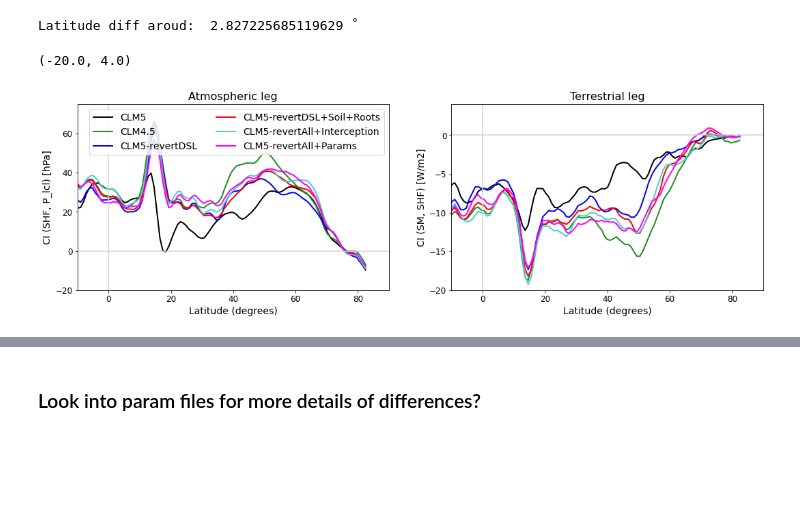
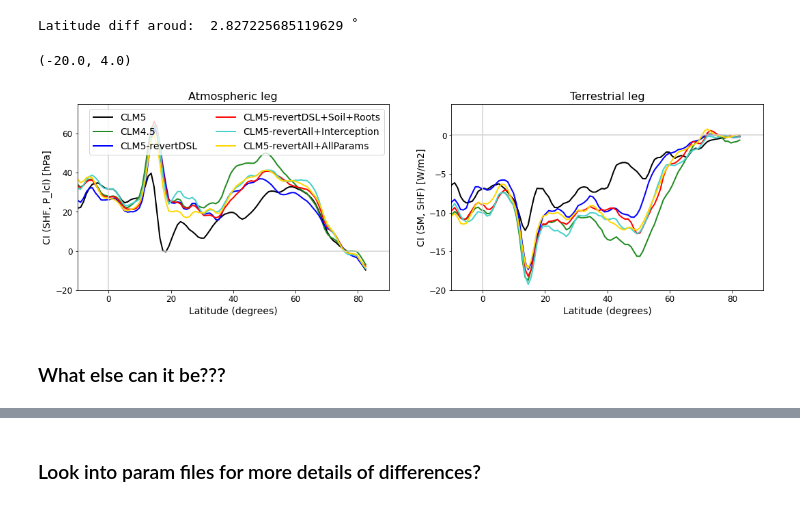
Before and after one commit to megandevlan/Coupling_CAM6CLM5, a Jupyter notebook: CouplingIndex_ModelVersionSensitivity_V2.ipynb, the cells around one changed output, grey strips where cells are left out. Drawn from its saved outputs; the diff is of its cells as text; code cells hidden in the pictures; blank space fills up the shorter version.

```diff
--- a/CouplingIndex_ModelVersionSensitivity_V2.ipynb
+++ b/CouplingIndex_ModelVersionSensitivity_V2.ipynb
@@ -2331,0 +2187,5 @@ TerraLeg_JJA_clm5_AllAndParams  = np.squeeze(np.asarray(terraLeg_coupling_AllAnd
+# %%
+# Make one big xr.Dataset containing all the information we need
+dFull_AllAndAllParams = camDS_AllAndAllParams
+dFull_AllAndAllParams['soilM_10'] = (('time','lat','lon'), clmDS_AllAndAllParams.SOILWATER_10CM.values)
+dFull_AllAndAllParams['Plcl'] = (('time','lat','lon'), Plcl)
@@ -2332,3 +2223,6 @@ TerraLeg_JJA_clm5_AllAndParams  = np.squeeze(np.asarray(terraLeg_coupling_AllAnd
+# %%
+AtmoLeg_JJA_clm5_AllAndAllParams   = np.squeeze(np.asarray(atmoLeg_coupling_AllAndAllParams.SHFLX_Plcl_CI[1,:,:]))
+TerraLeg_JJA_clm5_AllAndAllParams  = np.squeeze(np.asarray(terraLeg_coupling_AllAndAllParams.soilM_10_SHFLX_CI[1,:,:]))
 # %% [markdown]
 ### Final figure build up sequence:
 # %%
@@ -2345,13 +2239,14 @@ lonMean_atmoLeg_CLM45 = np.nanmean(AtmoLeg_JJA_clm45*lndMask_notCyclic,axis=1)
 lonMean_atmoLeg_CLM5_noDSL = np.nanmean(AtmoLeg_JJA_clm5_noDSL*lndMask_notCyclic,axis=1)
 lonMean_atmoLeg_CLM5_noDSLPHS = np.nanmean(AtmoLeg_JJA_clm5_noDSLPHS*lndMask_notCyclic,axis=1)
 lonMean_atmoLeg_CLM5_noDSLPHSFPI = np.nanmean(AtmoLeg_JJA_clm5_noDSLPHSFPI*lndMask_notCyclic,axis=1)
-lonMean_atmoLeg_CLM5_zetamax = np.nanmean(AtmoLeg_JJA_clm5_zetamax*lndMask_notCyclic,axis=1)
-lonMean_atmoLeg_CLM5_undercanopy = np.nanmean(AtmoLeg_JJA_clm5_undercanopy*lndMask_notCyclic,axis=1)
+# lonMean_atmoLeg_CLM5_zetamax = np.nanmean(AtmoLeg_JJA_clm5_zetamax*lndMask_notCyclic,axis=1)
+# lonMean_atmoLeg_CLM5_undercanopy = np.nanmean(AtmoLeg_JJA_clm5_undercanopy*lndMask_notCyclic,axis=1)
 lonMean_atmoLeg_CLM5_noDSLPHSFPIroots = np.nanmean(AtmoLeg_JJA_clm5_noDSLPHSFPIroots*lndMask_notCyclic,axis=1)
 lonMean_atmoLeg_CLM5_noDSLPHSFPIrootsWaterMov = np.nanmean(AtmoLeg_JJA_clm5_noDSLPHSFPIrootsWaterMov*lndMask_notCyclic,axis=1)
 lonMean_atmoLeg_CLM5_noDSLPHSFPIrootsWaterMovLeafintercept = np.nanmean(AtmoLeg_JJA_clm5_noDSLPHSFPIrootsWaterMovLeafintercept*lndMask_notCyclic,axis=1)
-lonMean_atmoLeg_CLM5_snowVars = np.nanmean(AtmoLeg_JJA_clm5_snowVars*lndMask_notCyclic,axis=1)
+# lonMean_atmoLeg_CLM5_snowVars = np.nanmean(AtmoLeg_JJA_clm5_snowVars*lndMask_notCyclic,axis=1)
 lonMean_atmoLeg_CLM5_AllAndParams = np.nanmean(AtmoLeg_JJA_clm5_AllAndParams*lndMask_notCyclic,axis=1)
+lonMean_atmoLeg_CLM5_AllAndAllParams = np.nanmean(AtmoLeg_JJA_clm5_AllAndAllParams*lndMask_notCyclic,axis=1)
 
 
 lonMean_terraLeg_CESM2 = np.nanmean(TerraLeg_JJA_cesm2, axis=1)
@@ -2359,13 +2254,14 @@ lonMean_terraLeg_CLM45 = np.nanmean(TerraLeg_JJA_clm45, axis=1)
 lonMean_terraLeg_CLM5_noDSL = np.nanmean(TerraLeg_JJA_clm5_noDSL*lndMask_notCyclic,axis=1)
 lonMean_terraLeg_CLM5_noDSLPHS = np.nanmean(TerraLeg_JJA_clm5_noDSLPHS*lndMask_notCyclic,axis=1)
 lonMean_terraLeg_CLM5_noDSLPHSFPI = np.nanmean(TerraLeg_JJA_clm5_noDSLPHSFPI*lndMask_notCyclic,axis=1)
-lonMean_terraLeg_CLM5_zetamax = np.nanmean(TerraLeg_JJA_clm5_zetamax*lndMask_notCyclic,axis=1)
-lonMean_terraLeg_CLM5_undercanopy = np.nanmean(TerraLeg_JJA_clm5_undercanopy*lndMask_notCyclic,axis=1)
+# lonMean_terraLeg_CLM5_zetamax = np.nanmean(TerraLeg_JJA_clm5_zetamax*lndMask_notCyclic,axis=1)
+# lonMean_terraLeg_CLM5_undercanopy = np.nanmean(TerraLeg_JJA_clm5_undercanopy*lndMask_notCyclic,axis=1)
 lonMean_terraLeg_CLM5_noDSLPHSFPIroots = np.nanmean(TerraLeg_JJA_clm5_noDSLPHSFPIroots*lndMask_notCyclic,axis=1)
 lonMean_terraLeg_CLM5_noDSLPHSFPIrootsWaterMov = np.nanmean(TerraLeg_JJA_clm5_noDSLPHSFPIrootsWaterMov*lndMask_notCyclic,axis=1)
 lonMean_terraLeg_CLM5_noDSLPHSFPIrootsWaterMovLeafintercept = np.nanmean(TerraLeg_JJA_clm5_noDSLPHSFPIrootsWaterMovLeafintercept*lndMask_notCyclic,axis=1)
-lonMean_terraLeg_CLM5_snowVars = np.nanmean(TerraLeg_JJA_clm5_snowVars*lndMask_notCyclic,axis=1)
+# lonMean_terraLeg_CLM5_snowVars = np.nanmean(TerraLeg_JJA_clm5_snowVars*lndMask_notCyclic,axis=1)
 lonMean_terraLeg_CLM5_AllAndParams = np.nanmean(TerraLeg_JJA_clm5_AllAndParams*lndMask_notCyclic,axis=1)
+lonMean_terraLeg_CLM5_AllAndAllParams = np.nanmean(TerraLeg_JJA_clm5_AllAndAllParams*lndMask_notCyclic,axis=1)
 # %%
 ## Apply smoothing
 
@@ -2377,13 +2273,15 @@ lonMean_atmoLeg_CLM45            = moving_average(lonMean_atmoLeg_CLM45, w)
 lonMean_atmoLeg_CLM5_noDSL       = moving_average(lonMean_atmoLeg_CLM5_noDSL, w)
 lonMean_atmoLeg_CLM5_noDSLPHS    = moving_average(lonMean_atmoLeg_CLM5_noDSLPHS, w)
 lonMean_atmoLeg_CLM5_noDSLPHSFPI = moving_average(lonMean_atmoLeg_CLM5_noDSLPHSFPI, w)
-lonMean_atmoLeg_CLM5_zetamax     = moving_average(lonMean_atmoLeg_CLM5_zetamax, w)
-lonMean_atmoLeg_CLM5_undercanopy = moving_average(lonMean_atmoLeg_CLM5_undercanopy, w)
+# lonMean_atmoLeg_CLM5_zetamax     = moving_average(lonMean_atmoLeg_CLM5_zetamax, w)
+# lonMean_atmoLeg_CLM5_undercanopy = moving_average(lonMean_atmoLeg_CLM5_undercanopy, w)
 lonMean_atmoLeg_CLM5_noDSLPHSFPIroots                      = moving_average(lonMean_atmoLeg_CLM5_noDSLPHSFPIroots, w)
 lonMean_atmoLeg_CLM5_noDSLPHSFPIrootsWaterMov              = moving_average(lonMean_atmoLeg_CLM5_noDSLPHSFPIrootsWaterMov, w)
 lonMean_atmoLeg_CLM5_noDSLPHSFPIrootsWaterMovLeafintercept = moving_average(lonMean_atmoLeg_CLM5_noDSLPHSFPIrootsWaterMovLeafintercept, w)
-lonMean_atmoLeg_CLM5_snowVars                              = moving_average(lonMean_atmoLeg_CLM5_snowVars, w)
+# lonMean_atmoLeg_CLM5_snowVars                              = moving_average(lonMean_atmoLeg_CLM5_snowVars, w)
 lonMean_atmoLeg_CLM5_AllAndParams                          = moving_average(lonMean_atmoLeg_CLM5_AllAndParams, w)
+lonMean_atmoLeg_CLM5_AllAndAllParams                       = moving_average(lonMean_atmoLeg_CLM5_AllAndAllParams, w)
+
 
 
 lonMean_terraLeg_CESM2            = moving_average(lonMean_terraLeg_CESM2, w)
@@ -2391,13 +2289,14 @@ lonMean_terraLeg_CLM45            = moving_average(lonMean_terraLeg_CLM45, w)
 lonMean_terraLeg_CLM5_noDSL       = moving_average(lonMean_terraLeg_CLM5_noDSL, w)
 lonMean_terraLeg_CLM5_noDSLPHS    = moving_average(lonMean_terraLeg_CLM5_noDSLPHS, w)
 lonMean_terraLeg_CLM5_noDSLPHSFPI = moving_average(lonMean_terraLeg_CLM5_noDSLPHSFPI, w)
-lonMean_terraLeg_CLM5_zetamax     = moving_average(lonMean_terraLeg_CLM5_zetamax, w)
-lonMean_terraLeg_CLM5_undercanopy = moving_average(lonMean_terraLeg_CLM5_undercanopy, w)
+# lonMean_terraLeg_CLM5_zetamax     = moving_average(lonMean_terraLeg_CLM5_zetamax, w)
+# lonMean_terraLeg_CLM5_undercanopy = moving_average(lonMean_terraLeg_CLM5_undercanopy, w)
 lonMean_terraLeg_CLM5_noDSLPHSFPIroots                      = moving_average(lonMean_terraLeg_CLM5_noDSLPHSFPIroots, w)
 lonMean_terraLeg_CLM5_noDSLPHSFPIrootsWaterMov              = moving_average(lonMean_terraLeg_CLM5_noDSLPHSFPIrootsWaterMov, w)
 lonMean_terraLeg_CLM5_noDSLPHSFPIrootsWaterMovLeafintercept = moving_average(lonMean_terraLeg_CLM5_noDSLPHSFPIrootsWaterMovLeafintercept, w)
-lonMean_terraLeg_CLM5_snowVars                              = moving_average(lonMean_terraLeg_CLM5_snowVars, w)
+# lonMean_terraLeg_CLM5_snowVars                              = moving_average(lonMean_terraLeg_CLM5_snowVars, w)
 lonMean_terraLeg_CLM5_AllAndParams                          = moving_average(lonMean_terraLeg_CLM5_AllAndParams, w)
+lonMean_terraLeg_CLM5_AllAndAllParams                       = moving_average(lonMean_terraLeg_CLM5_AllAndAllParams, w)
 
 smoothLat = moving_average(lat,w)
 # %% [output]
@@ -2423,7 +2322,9 @@ axs[0].plot(smoothLat,lonMean_atmoLeg_CLM5_noDSL,'blue',linewidth=2,label='CLM5-
 axs[0].plot(smoothLat,lonMean_atmoLeg_CLM5_noDSLPHSFPIrootsWaterMov,'red',linewidth=2,label='CLM5-revertDSL+Soil+Roots',linestyle='-')
 axs[0].plot(smoothLat,lonMean_atmoLeg_CLM5_noDSLPHSFPIrootsWaterMovLeafintercept,'mediumturquoise',linewidth=2,label='CLM5-revertAll+Interception',linestyle='-')
 #axs[0].plot(smoothLat,lonMean_atmoLeg_CLM5_snowVars,'turquoise',linewidth=2,label='CLM5-revertSnowVars',linestyle='-')
-axs[0].plot(smoothLat,lonMean_atmoLeg_CLM5_AllAndParams,'magenta',linewidth=2,label='CLM5-revertAll+Params',linestyle='-')
+# axs[0].plot(smoothLat,lonMean_atmoLeg_CLM5_AllAndParams,'magenta',linewidth=2,label='CLM5-revertAll+Params',linestyle='-')
+axs[0].plot(smoothLat,lonMean_atmoLeg_CLM5_AllAndAllParams,'gold',linewidth=2,label='CLM5-revertAll+AllParams',linestyle='-')
+
 
 
 axs[0].legend(fontsize=14,ncol=2)
@@ -2435,32 +2336,36 @@ axs[0].axhline(0,color='lightgrey')
 axs[0].axvline(0,color='lightgrey')
 
 # --- Plot terrestrial leg ----
 axs[1].plot(smoothLat,lonMean_terraLeg_CESM2,'k',linewidth=2)
 axs[1].plot(smoothLat,lonMean_terraLeg_CLM45,'forestgreen',linewidth=2)
 # axs[1].plot(smoothLat, lonMean_terraLeg_CLM5_zetamax,'orange',linewidth=2,label='CLM5-RevertZetamax')
 # axs[1].plot(smoothLat, lonMean_terraLeg_CLM5_undercanopy,'red',linewidth=2,label='CLM5-RevertUndercanopy')
 axs[1].plot(smoothLat,lonMean_terraLeg_CLM5_noDSL,'blue',linewidth=2,label='CLM5-revertDSL',linestyle='-')
 # axs[1].plot(smoothLat,lonMean_terraLeg_CLM5_noDSLPHS,'goldenrod',linewidth=2,label='CLM5-revertDSL+PHS',linestyle='-')
 # axs[1].plot(smoothLat,lonMean_terraLeg_CLM5_noDSLPHSFPI,'darkviolet',linewidth=2,label='CLM5-revertDSL+PHS+FPI',linestyle='-')
 # axs[1].plot(smoothLat,lonMean_terraLeg_CLM5_noDSLPHSFPIroots,'darkorange',linewidth=2,label='CLM5-revertFullSet',linestyle='-')
 axs[1].plot(smoothLat,lonMean_terraLeg_CLM5_noDSLPHSFPIrootsWaterMov,'red',linewidth=2,label='CLM5-revertAll+WaterMov',linestyle='-')
 axs[1].plot(smoothLat,lonMean_terraLeg_CLM5_noDSLPHSFPIrootsWaterMovLeafintercept,'mediumturquoise',linewidth=2,label='CLM5-revertAll+WaterMov',linestyle='-')
 #axs[1].plot(smoothLat,lonMean_terraLeg_CLM5_snowVars,'turquoise',linewidth=2,label='CLM5-revertSnowVars',linestyle='-')
-axs[1].plot(smoothLat,lonMean_terraLeg_CLM5_AllAndParams,'magenta',linewidth=2,label='CLM5-revertAll+Params',linestyle='-')
+# axs[1].plot(smoothLat,lonMean_terraLeg_CLM5_AllAndParams,'magenta',linewidth=2,label='CLM5-revertAll+Params',linestyle='-')
+axs[1].plot(smoothLat,lonMean_terraLeg_CLM5_AllAndAllParams,'gold',linewidth=2,label='CLM5-revertAll+Params',linestyle='-')
+
 
 
 
 axs[1].set_xlabel('Latitude (degrees)',fontsize=14)
 axs[1].set_ylabel('CI (SM, SHF) [W/m2]',fontsize=14)
 axs[1].set_title('Terrestrial leg',fontsize=16)
 axs[1].set_xlim([-10, 90])
 axs[1].axhline(0,color='lightgrey')
 axs[1].axvline(0,color='lightgrey')
 
 axs[0].tick_params(axis='both',labelsize=12)
 axs[1].tick_params(axis='both',labelsize=12)
 axs[0].set_ylim([-20,75])
 axs[1].set_ylim([-20,4])
 # %% [output]
 (-20.0, 4.0)
-[figure, old version]
+[figure, new version]
+# %% [markdown]
+### What else can it be???
```
Also changed, not shown: parts of 19 cells of this notebook.
